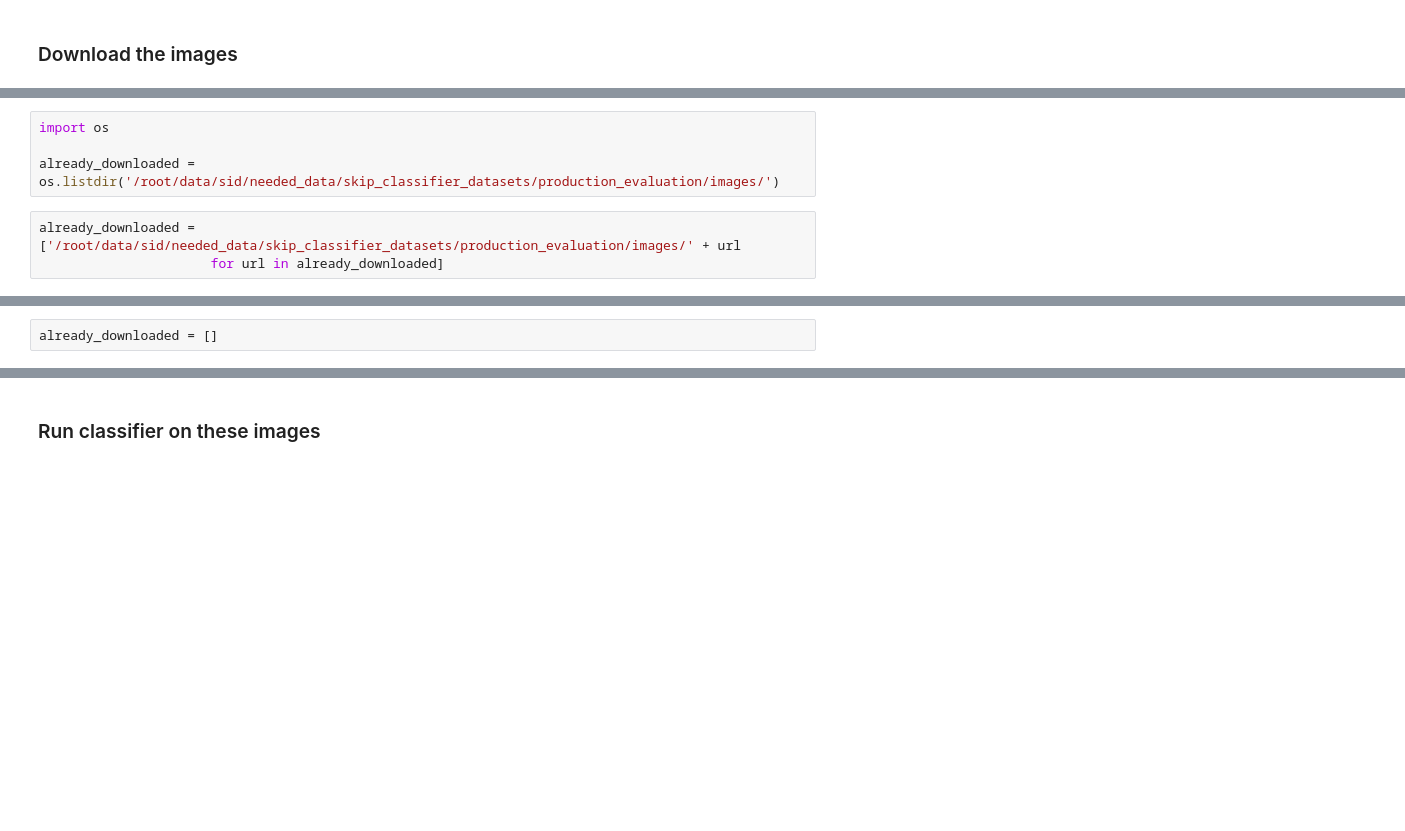
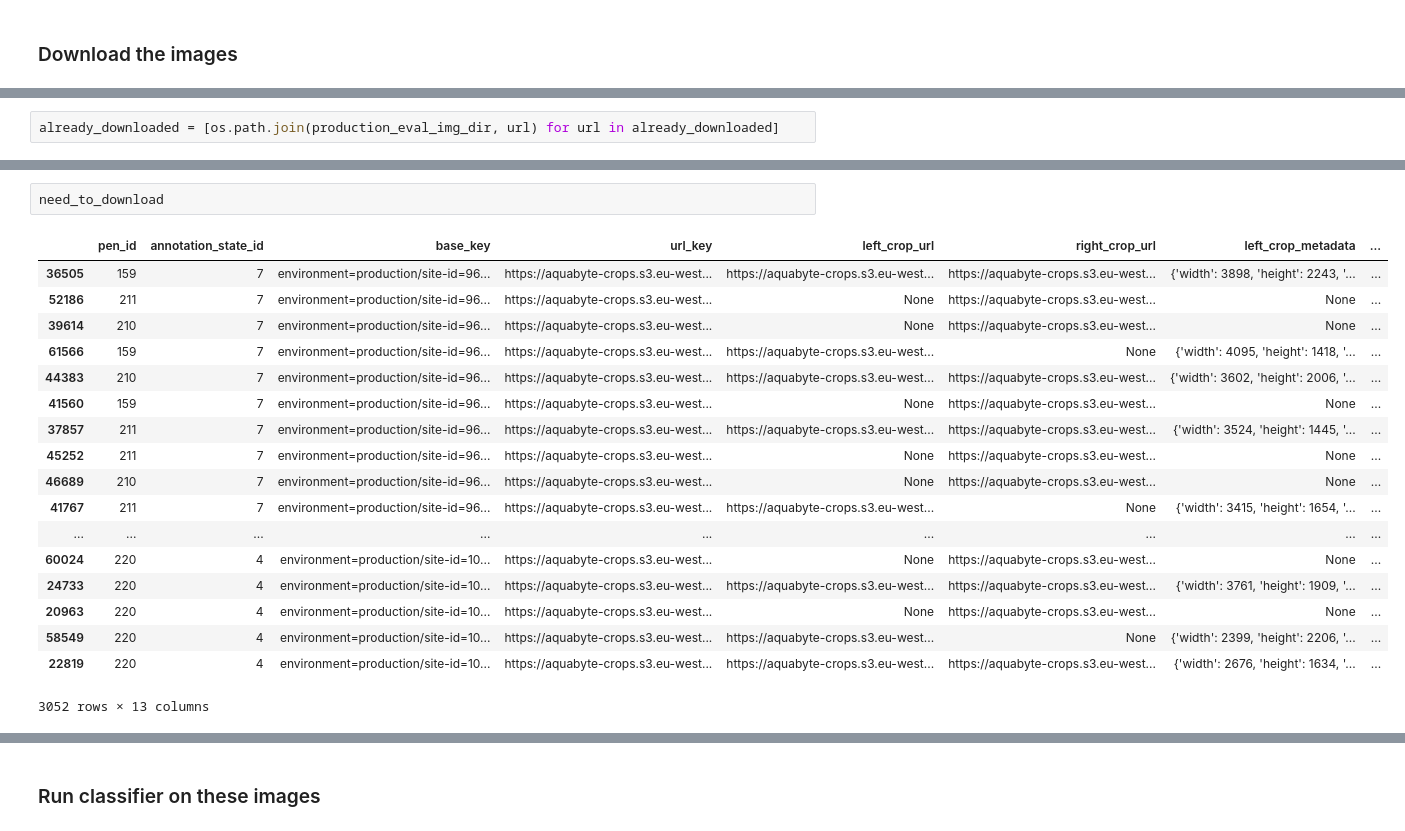
Before and after one commit to isabellafaccone/aquabytePersonal, a Jupyter notebook: sid/lice_counting/skip_classifier/notebooks/evaluate_production_performance-08032020-Bryton.ipynb, the cells around one changed output, grey strips where cells are left out. Drawn from its saved outputs; the diff is of its cells as text; blank space fills up the shorter version.

```diff
--- a/sid/lice_counting/skip_classifier/notebooks/evaluate_production_performance-08032020-Bryton.ipynb
+++ b/sid/lice_counting/skip_classifier/notebooks/evaluate_production_performance-08032020-Bryton.ipynb
@@ -106,2 +125,4 @@ eval_data.local_path.iloc[:10].tolist()
+# %%
+already_downloaded = [os.path.join(production_eval_img_dir, url) for url in already_downloaded]
 # %%
 len(already_downloaded)
@@ -108,7 +130,0 @@ len(already_downloaded)
-# %%
-import os
-
-already_downloaded = os.listdir('/root/data/sid/needed_data/skip_classifier_datasets/production_evaluation/images/')
-# %%
-already_downloaded = ['/root/data/sid/needed_data/skip_classifier_datasets/production_evaluation/images/' + url
-                      for url in already_downloaded]
@@ -134,5 +148,3 @@ production_data_images.info()
-# %%
-already_downloaded = []
 # %%
 need_to_download = production_data_images[~production_data_images['local_path'].isin(already_downloaded)]
 len(need_to_download)
@@ -139,3 +153,24 @@ len(need_to_download)
+# %%
+need_to_download
+# %% [output]
+|  | pen_id | annotation_state_id | base_key | url_key | left_crop_url | right_crop_url | left_crop_metadata | ... |
+| 36505 | 159 | 7 | environment=production/site-id=96... | https://aquabyte-crops.s3.eu-west... | https://aquabyte-crops.s3.eu-west... | https://aquabyte-crops.s3.eu-west... | {'width': 3898, 'height': 2243, '... | ... |
+| 52186 | 211 | 7 | environment=production/site-id=96... | https://aquabyte-crops.s3.eu-west... | None | https://aquabyte-crops.s3.eu-west... | None | ... |
+| 39614 | 210 | 7 | environment=production/site-id=96... | https://aquabyte-crops.s3.eu-west... | None | https://aquabyte-crops.s3.eu-west... | None | ... |
+| 61566 | 159 | 7 | environment=production/site-id=96... | https://aquabyte-crops.s3.eu-west... | https://aquabyte-crops.s3.eu-west... | None | {'width': 4095, 'height': 1418, '... | ... |
+| 44383 | 210 | 7 | environment=production/site-id=96... | https://aquabyte-crops.s3.eu-west... | https://aquabyte-crops.s3.eu-west... | https://aquabyte-crops.s3.eu-west... | {'width': 3602, 'height': 2006, '... | ... |
+| 41560 | 159 | 7 | environment=production/site-id=96... | https://aquabyte-crops.s3.eu-west... | None | https://aquabyte-crops.s3.eu-west... | None | ... |
+| 37857 | 211 | 7 | environment=production/site-id=96... | https://aquabyte-crops.s3.eu-west... | https://aquabyte-crops.s3.eu-west... | https://aquabyte-crops.s3.eu-west... | {'width': 3524, 'height': 1445, '... | ... |
+| 45252 | 211 | 7 | environment=production/site-id=96... | https://aquabyte-crops.s3.eu-west... | None | https://aquabyte-crops.s3.eu-west... | None | ... |
+| 46689 | 210 | 7 | environment=production/site-id=96... | https://aquabyte-crops.s3.eu-west... | None | https://aquabyte-crops.s3.eu-west... | None | ... |
+| 41767 | 211 | 7 | environment=production/site-id=96... | https://aquabyte-crops.s3.eu-west... | https://aquabyte-crops.s3.eu-west... | None | {'width': 3415, 'height': 1654, '... | ... |
+| ... | ... | ... | ... | ... | ... | ... | ... | ... |
+| 60024 | 220 | 4 | environment=production/site-id=10... | https://aquabyte-crops.s3.eu-west... | None | https://aquabyte-crops.s3.eu-west... | None | ... |
+| 24733 | 220 | 4 | environment=production/site-id=10... | https://aquabyte-crops.s3.eu-west... | https://aquabyte-crops.s3.eu-west... | https://aquabyte-crops.s3.eu-west... | {'width': 3761, 'height': 1909, '... | ... |
+| 20963 | 220 | 4 | environment=production/site-id=10... | https://aquabyte-crops.s3.eu-west... | None | https://aquabyte-crops.s3.eu-west... | None | ... |
+| 58549 | 220 | 4 | environment=production/site-id=10... | https://aquabyte-crops.s3.eu-west... | https://aquabyte-crops.s3.eu-west... | None | {'width': 2399, 'height': 2206, '... | ... |
+| 22819 | 220 | 4 | environment=production/site-id=10... | https://aquabyte-crops.s3.eu-west... | https://aquabyte-crops.s3.eu-west... | https://aquabyte-crops.s3.eu-west... | {'width': 2676, 'height': 1634, '... | ... |
+3052 rows × 13 columns
 # %%
 from tqdm.notebook import tqdm
 from functools import partial
```
Also changed, not shown: parts of 84 cells of this notebook, 8 other files.
